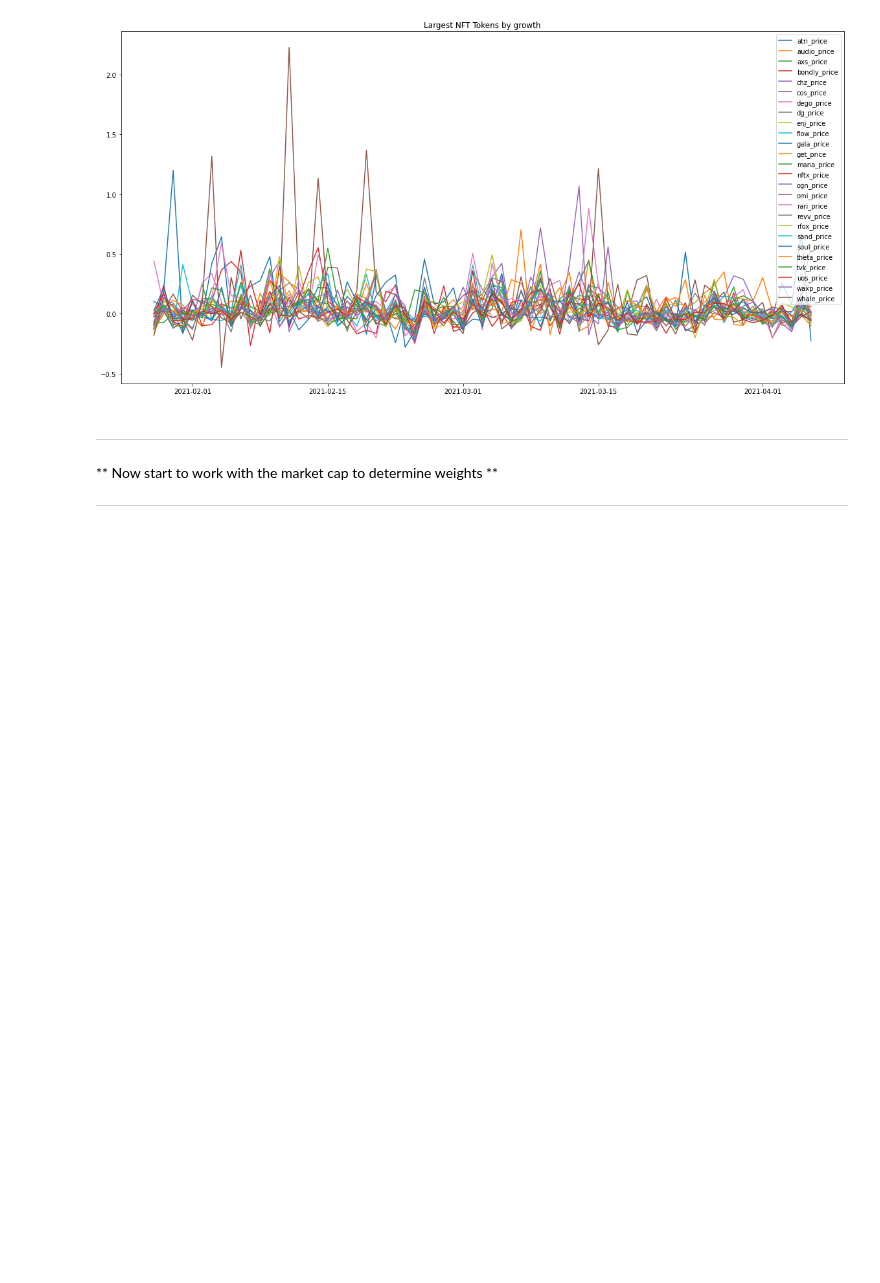
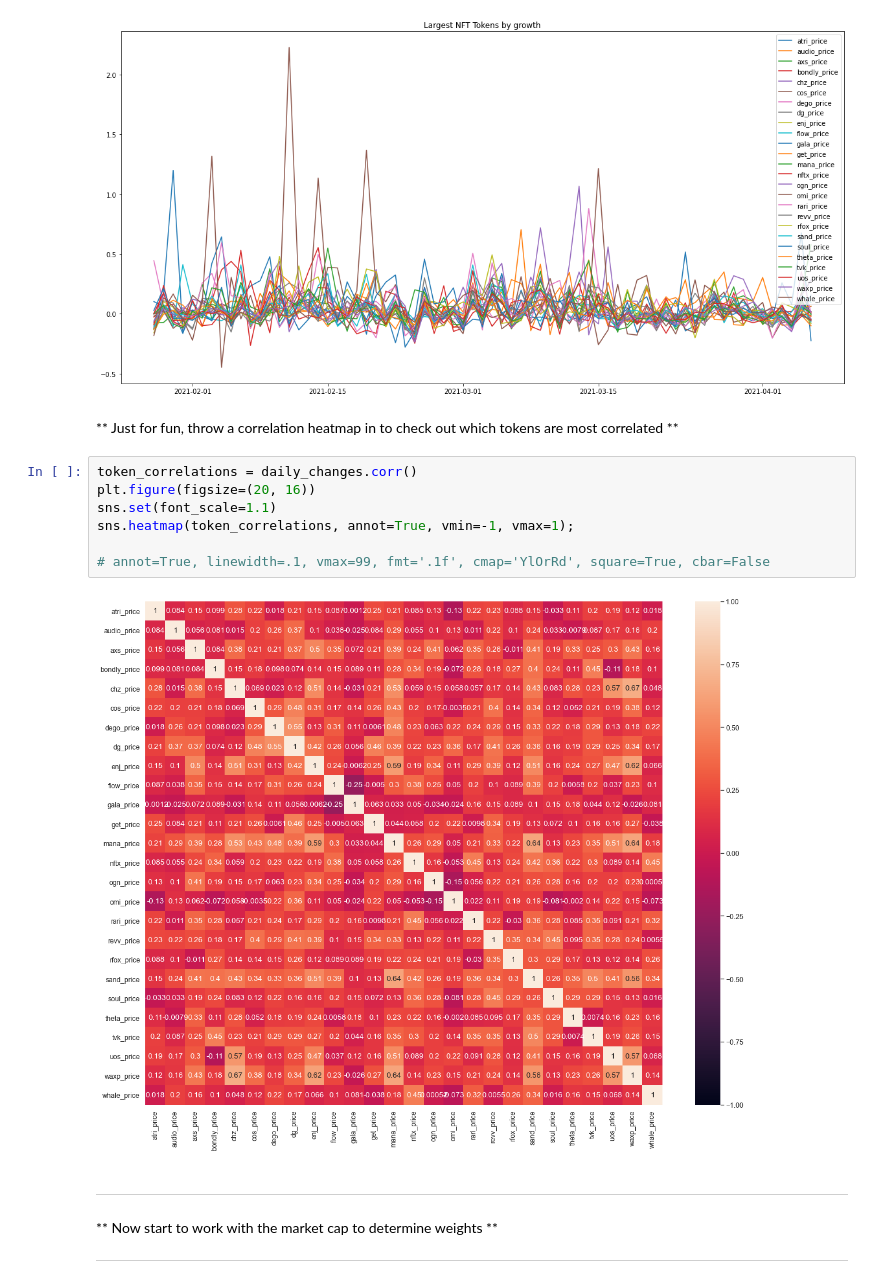
Before and after one commit to Hash3rown/nfty_tree.io, a Jupyter notebook: sandbox/kelso_market_index.ipynb, the cells around one changed output. Drawn from its saved outputs; the diff is of its cells as text; blank space fills up the shorter version.

Commit message:
added sns heatmap to index

```diff
--- a/sandbox/kelso_market_index.ipynb
+++ b/sandbox/kelso_market_index.ipynb
@@ -304,6 +305,17 @@ daily_changes.tail()
 daily_changes.plot(figsize=[20,10], title="Largest NFT Tokens by growth");
 # %% [output]
 [figure]
+# %% [markdown]
+** Just for fun, throw a correlation heatmap in to check out which tokens are most correlated **
+# %%
+token_correlations = daily_changes.corr()
+plt.figure(figsize=(20, 16))
+sns.set(font_scale=1.1)
+sns.heatmap(token_correlations, annot=True, vmin=-1, vmax=1);
+
+# annot=True, linewidth=.1, vmax=99, fmt='.1f', cmap='YlOrRd', square=True, cbar=False
+# %% [output]
+[figure, added]
 # %% [markdown]
 ________________________________________________________________________
 ** Now start to work with the market cap to determine weights **
```
Also changed, not shown: parts of 1 cell of this notebook.
